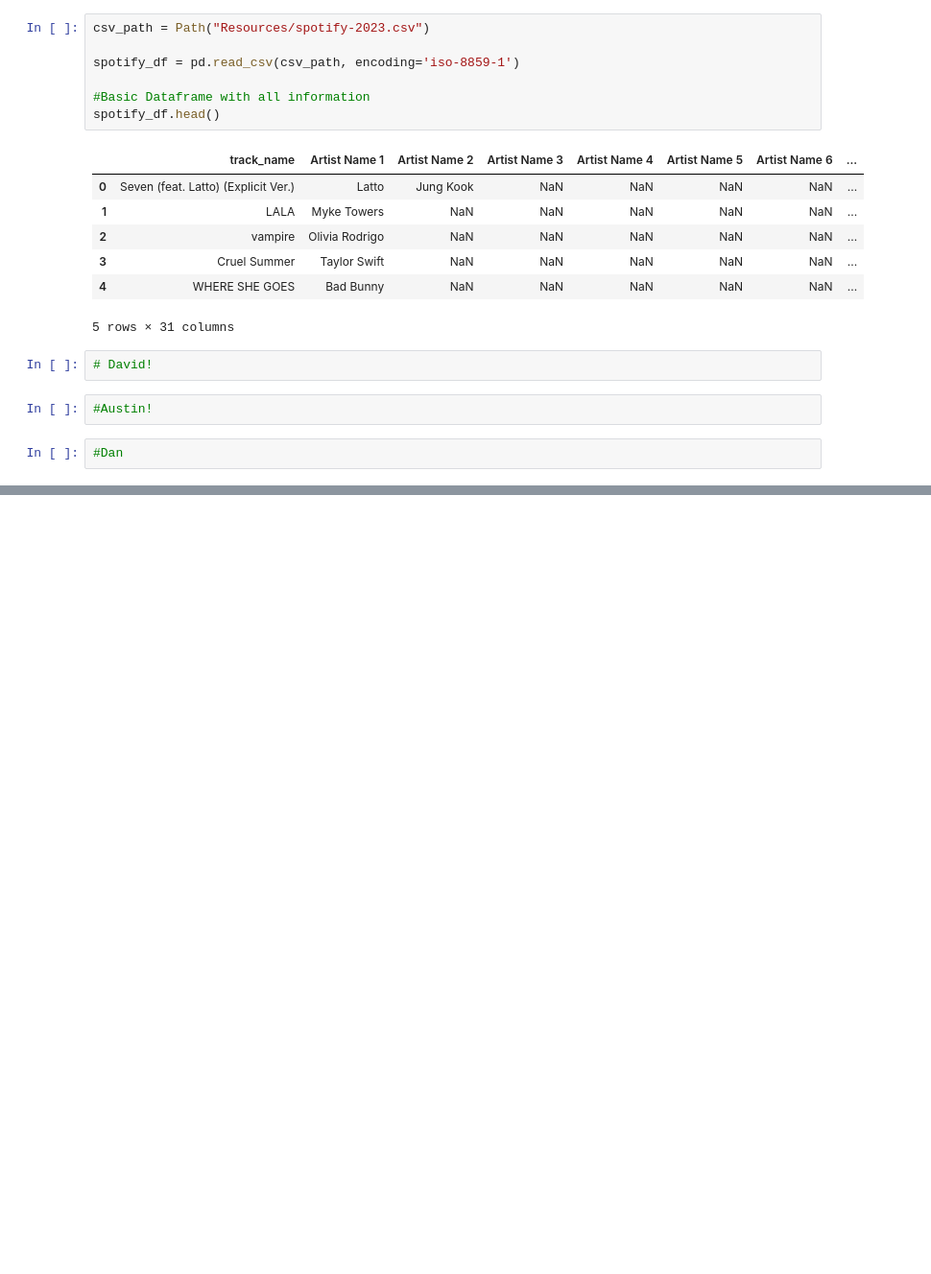
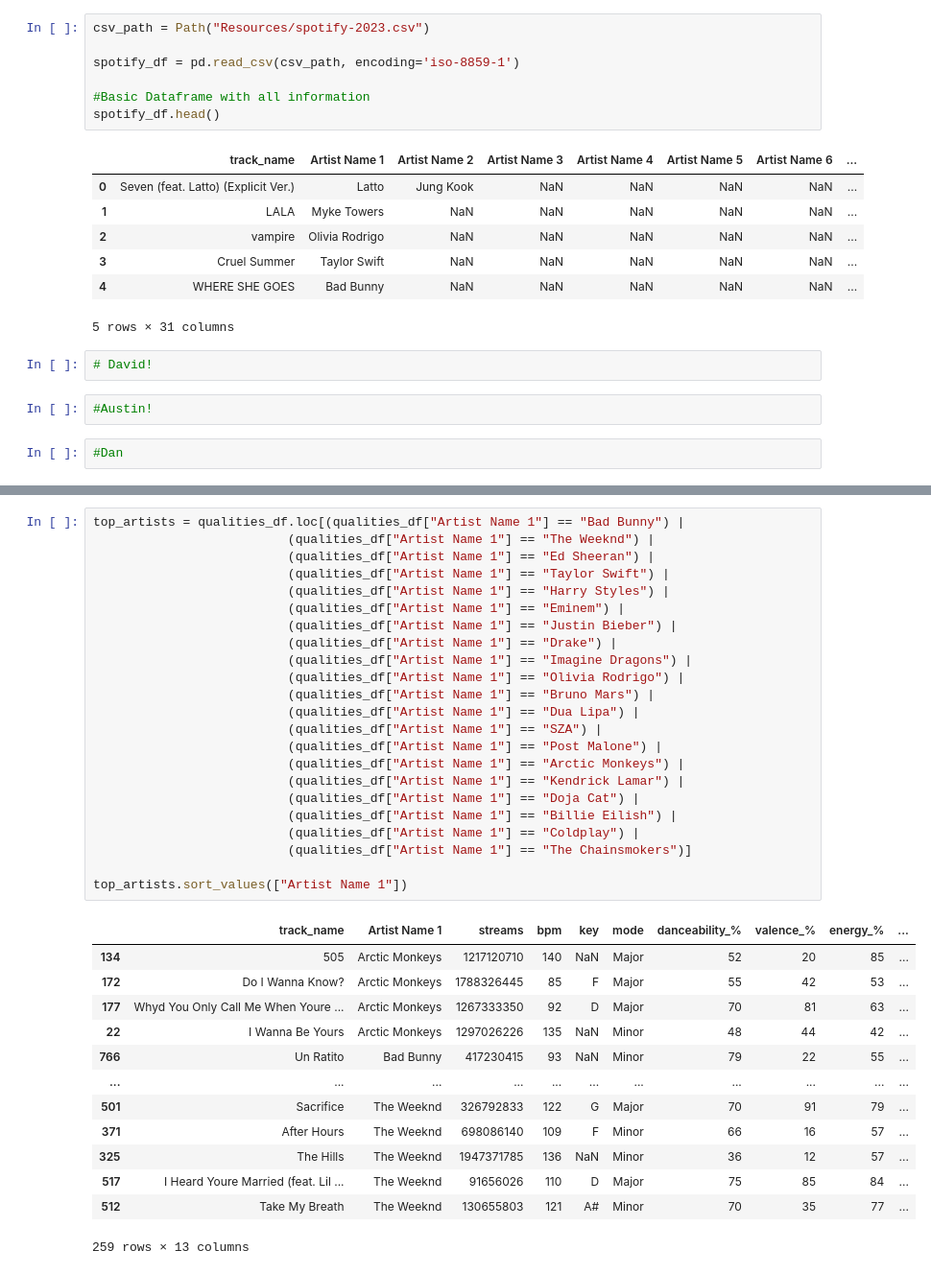
Before and after one commit to d6kramer/project-1-group-08, a Jupyter notebook: starter_notebook.ipynb, the cells around one changed output, grey strips where cells are left out. Shown at 96% size. Saved outputs shown, nothing was run; the diff lists cells and outputs as text; blank space fills up the shorter version.

```diff
--- a/starter_notebook.ipynb
+++ b/starter_notebook.ipynb
@@ -27,0 +144,37 @@ spotify_df.head()
+# %%
+top_artists = qualities_df.loc[(qualities_df["Artist Name 1"] == "Bad Bunny") |
+                          (qualities_df["Artist Name 1"] == "The Weeknd") |
+                          (qualities_df["Artist Name 1"] == "Ed Sheeran") |
+                          (qualities_df["Artist Name 1"] == "Taylor Swift") |
+                          (qualities_df["Artist Name 1"] == "Harry Styles") |
+                          (qualities_df["Artist Name 1"] == "Eminem") |
+                          (qualities_df["Artist Name 1"] == "Justin Bieber") |
+                          (qualities_df["Artist Name 1"] == "Drake") |
+                          (qualities_df["Artist Name 1"] == "Imagine Dragons") |
+                          (qualities_df["Artist Name 1"] == "Olivia Rodrigo") |
+                          (qualities_df["Artist Name 1"] == "Bruno Mars") |
+                          (qualities_df["Artist Name 1"] == "Dua Lipa") |
+                          (qualities_df["Artist Name 1"] == "SZA") |
+                          (qualities_df["Artist Name 1"] == "Post Malone") |
+                          (qualities_df["Artist Name 1"] == "Arctic Monkeys") |
+                          (qualities_df["Artist Name 1"] == "Kendrick Lamar") |
+                          (qualities_df["Artist Name 1"] == "Doja Cat") |
+                          (qualities_df["Artist Name 1"] == "Billie Eilish") |
+                          (qualities_df["Artist Name 1"] == "Coldplay") |
+                          (qualities_df["Artist Name 1"] == "The Chainsmokers")]
+
+top_artists.sort_values(["Artist Name 1"])
+# %% [output]
+|  | track_name | Artist Name 1 | streams | bpm | key | mode | danceability_% | valence_% | energy_% | ... |
+| 134 | 505 | Arctic Monkeys | 1217120710 | 140 | NaN | Major | 52 | 20 | 85 | ... |
+| 172 | Do I Wanna Know? | Arctic Monkeys | 1788326445 | 85 | F | Major | 55 | 42 | 53 | ... |
+| 177 | Whyd You Only Call Me When Youre ... | Arctic Monkeys | 1267333350 | 92 | D | Major | 70 | 81 | 63 | ... |
+| 22 | I Wanna Be Yours | Arctic Monkeys | 1297026226 | 135 | NaN | Minor | 48 | 44 | 42 | ... |
+| 766 | Un Ratito | Bad Bunny | 417230415 | 93 | NaN | Minor | 79 | 22 | 55 | ... |
+| ... | ... | ... | ... | ... | ... | ... | ... | ... | ... | ... |
+| 501 | Sacrifice | The Weeknd | 326792833 | 122 | G | Major | 70 | 91 | 79 | ... |
+| 371 | After Hours | The Weeknd | 698086140 | 109 | F | Minor | 66 | 16 | 57 | ... |
+| 325 | The Hills | The Weeknd | 1947371785 | 136 | NaN | Minor | 36 | 12 | 57 | ... |
+| 517 | I Heard Youre Married (feat. Lil ... | The Weeknd | 91656026 | 110 | D | Major | 75 | 85 | 84 | ... |
+| 512 | Take My Breath | The Weeknd | 130655803 | 121 | A# | Minor | 70 | 35 | 77 | ... |
+259 rows × 13 columns
```
Also changed, not shown: parts of 17 cells of this notebook.
